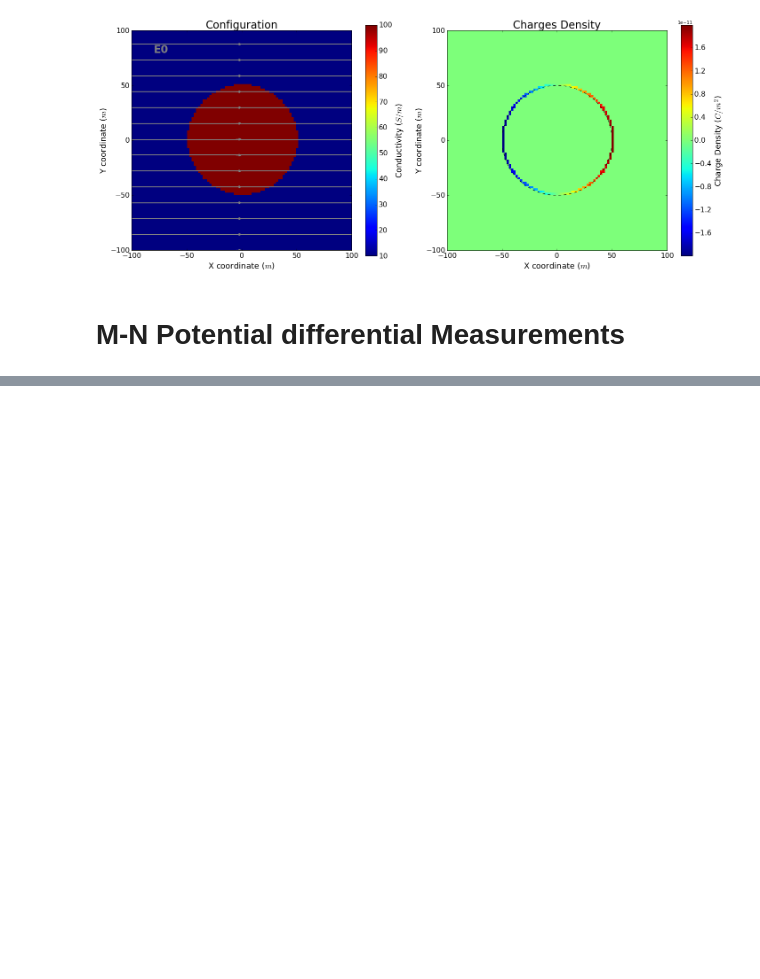
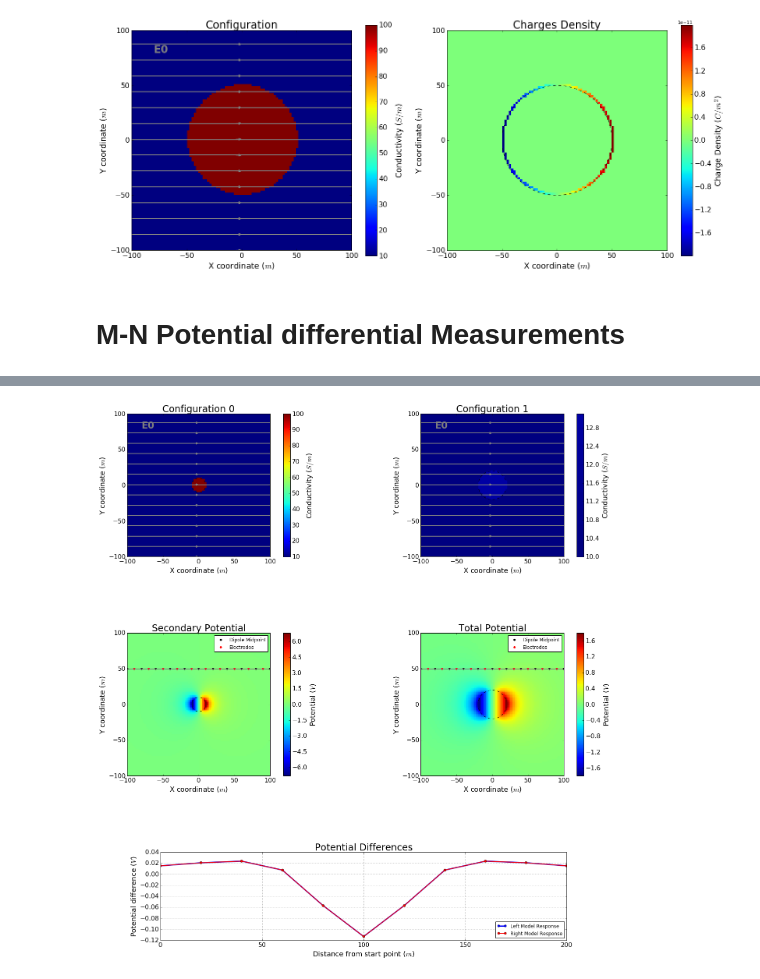
Before and after one commit to geoscixyz/em, a Jupyter notebook: examples/sphere/ElectrostaticSphere.ipynb, the cells around one changed output, grey strips where cells are left out. Saved outputs shown, nothing was run; the diff lists cells and outputs as text; code cells hidden in the pictures; blank space fills up the shorter version.

```diff
--- a/examples/sphere/ElectrostaticSphere.ipynb
+++ b/examples/sphere/ElectrostaticSphere.ipynb
@@ -810,0 +960,27 @@ interact(plot_PotentialDifferences, R=R_slider, sig1=S1_slider, sig0=S0_slider,E
+# %%
+sig0 = 10.          # conductivity of the wholespace
+sig1 = 100.         # conductivity of the sphere
+sig2 = 13.10344828
+R0    = 10.          # radius of the sphere
+R1 = 20.
+E0   = 1.           # inducing field strength
+n = 100             #level of discretisation
+xr = np.linspace(-2.*R, 2.*R, n) # X-axis discretization
+yr = xr.copy()      # Y-axis discretization
+dx = xr[1]-xr[0]       # mesh spacing
+dy = yr[1]-yr[0]       # mesh spacing
+zr = np.r_[0]          # identical to saying `zr = np.array([0])`
+XYZ = ndgrid(xr,yr,zr) # Space Definition
+xstart = -100.
+ystart = 50.
+xend = 100.
+yend = 50.
+nb_dipole = 11
+electrode_spacing = 20.
+PlotOpt = 'Secondary'
+
+
+#.set_clim(vmin=0, vmax=15)
+inversion_uncertainty(XYZ,sig0,sig1,sig2,R0,R1,E0,xstart,ystart,xend,yend,nb_dipole,electrode_spacing,PlotOpt)
+# %% [output]
+[figure, added]
```
Also changed, not shown: parts of 5 cells of this notebook, 3 other files.
